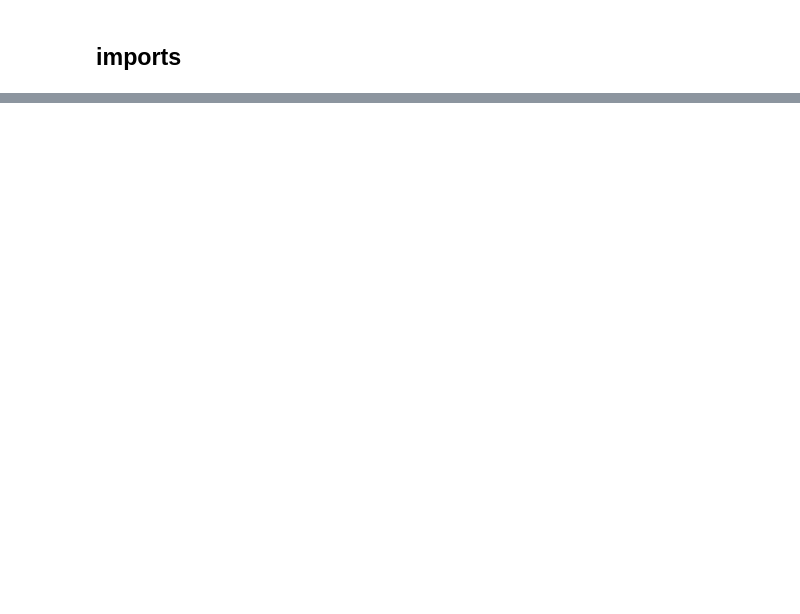
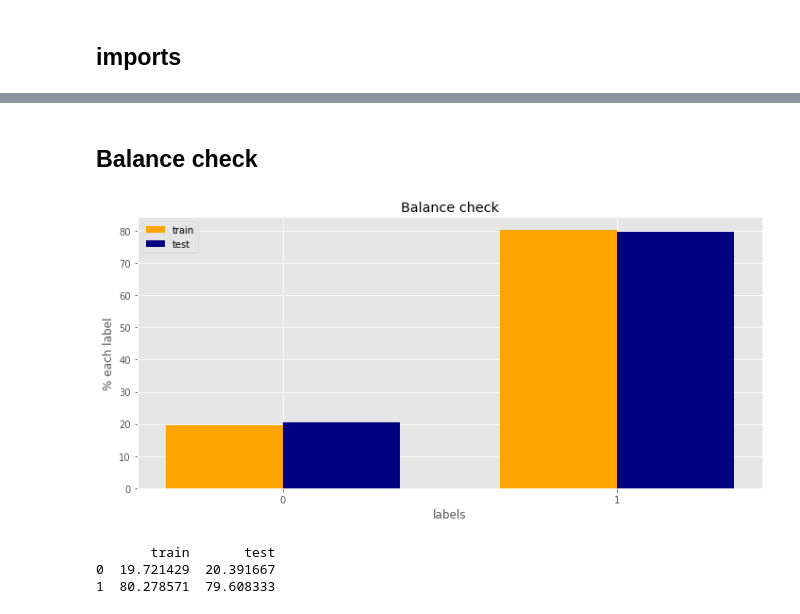
Before and after one commit to navid-finra/finra2, a Jupyter notebook: imp/finra.ipynb, the cells around one changed output, grey strips where cells are left out. Drawn from its saved outputs; the diff is of its cells as text; code cells hidden in the pictures; blank space fills up the shorter version.

```diff
--- a/imp/finra.ipynb
+++ b/imp/finra.ipynb
@@ -598,0 +79,27 @@ plt.show()
+# %% [markdown]
+## Balance check
+# %%
+train_frauds = (sum(train_df.target)/len(train_df))*100
+train_norms = 100 - train_frauds
+test_frauds = (sum(test_df.target)/len(test_df))*100
+test_norms = 100 - test_frauds
+train_per = (train_norms, train_frauds)
+test_per = (test_norms, test_frauds)
+fig, ax = plt.subplots(figsize = (10, 5))
+index = np.arange(2)
+bar_width = 0.35
+rects1 = plt.bar(index, train_per, bar_width, color='orange', label='train')
+rects2 = plt.bar(index + bar_width, test_per, bar_width, color='navy',label='test')
+plt.xlabel('labels')
+plt.ylabel('% each label')
+plt.title('Balance check')
+plt.xticks(index + 0.5*bar_width, ('0', '1'))
+plt.legend()
+plt.tight_layout()
+plt.show()
+print(pd.DataFrame({'train' : train_per, 'test' : test_per}))
+# %% [output]
+[figure, added]
+       train       test
+0  19.721429  20.391667
+1  80.278571  79.608333
```
Also changed, not shown: parts of 53 cells of this notebook.
